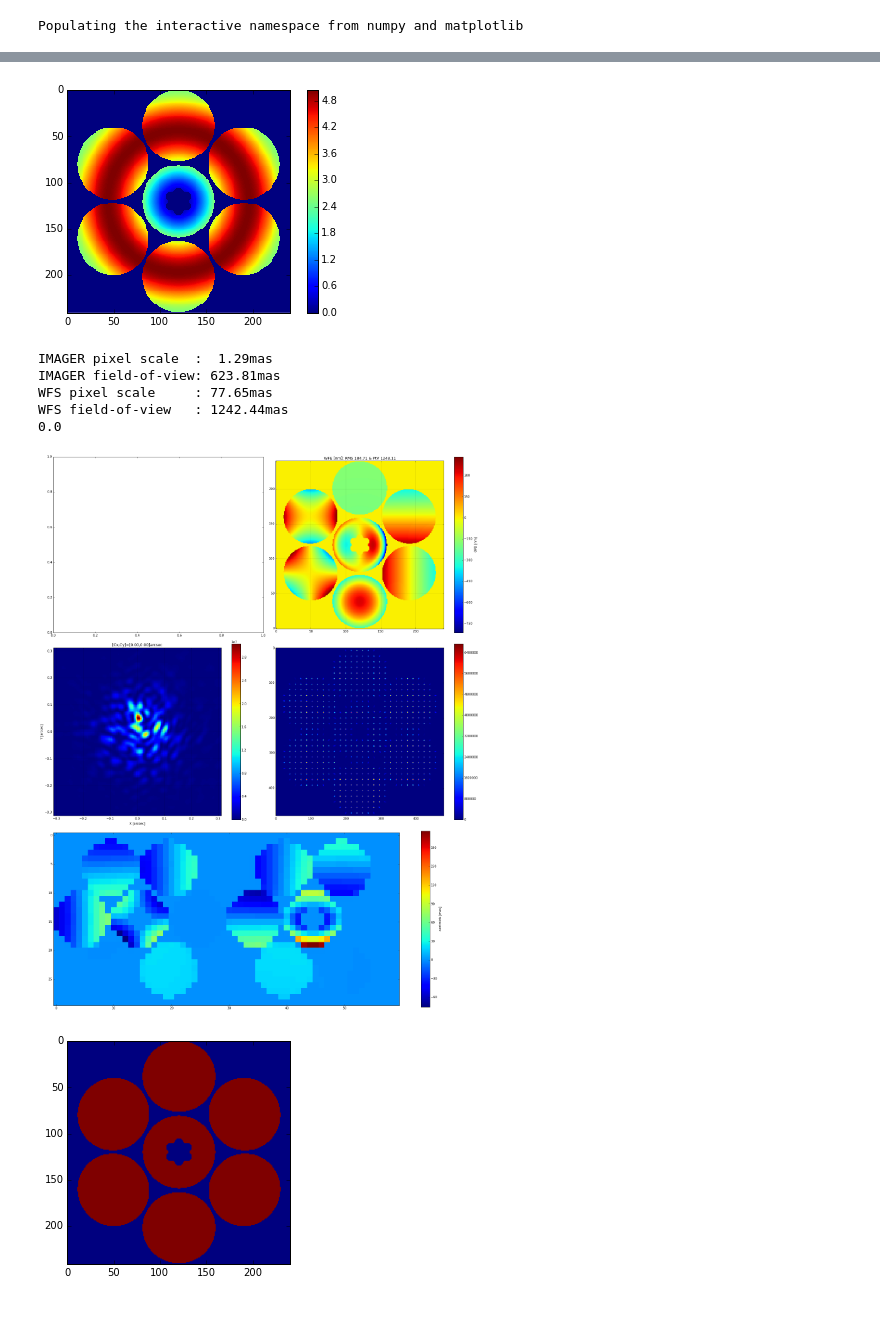
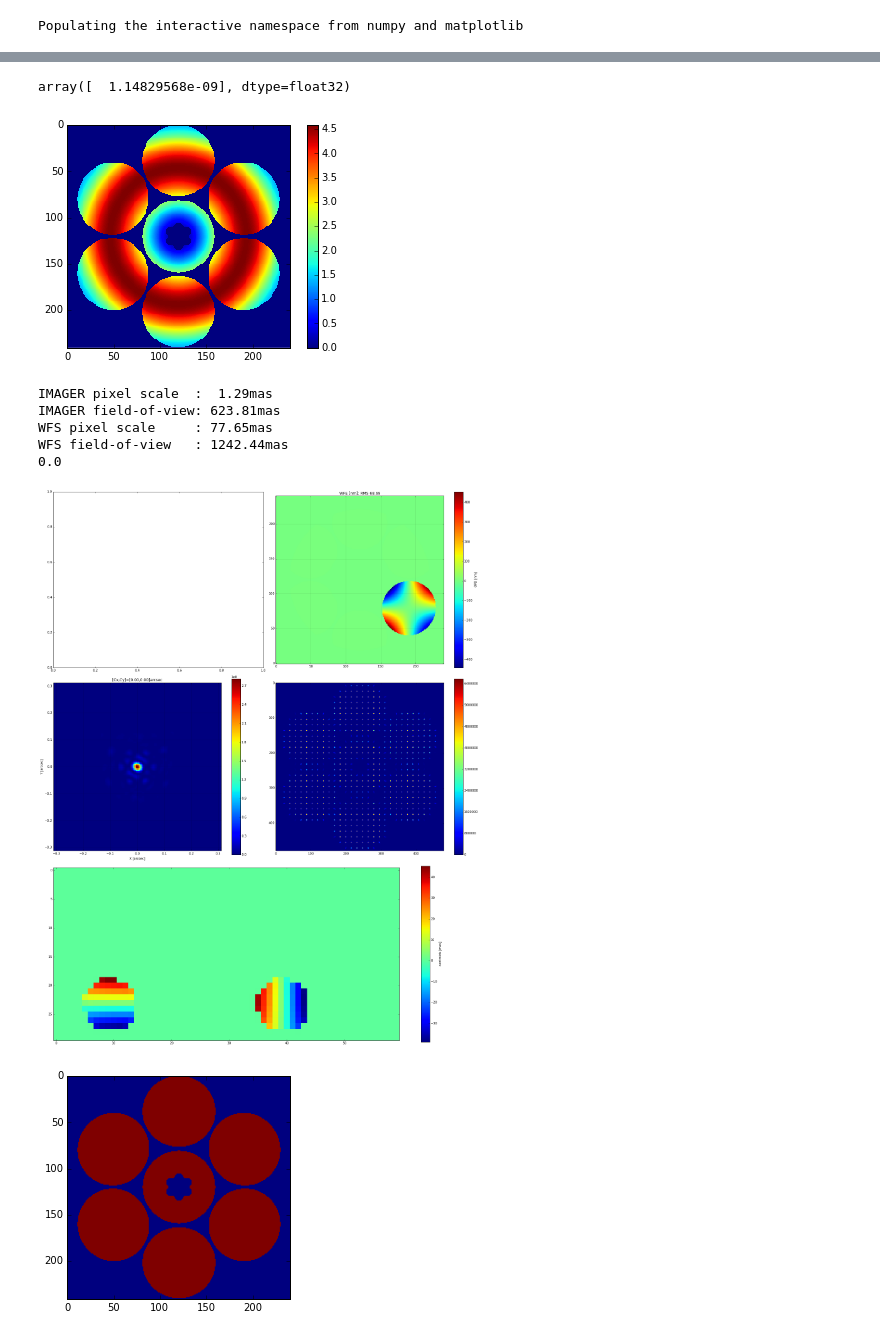
Before and after one commit to rconan/CEO, a Jupyter notebook: rayTracing/GMT-Segmented-Aperture-Interactive.ipynb, the cells around one changed output, grey strips where cells are left out. Cells and saved outputs as stored; diff of their text form; code cells hidden in the pictures.

Commit message:
ZERNIKE FIXES

```diff
--- a/rayTracing/GMT-Segmented-Aperture-Interactive.ipynb
+++ b/rayTracing/GMT-Segmented-Aperture-Interactive.ipynb
@@ -30,7 +30,9 @@ M2 = ceo.GMT_M2(D,nPx)
 # %%
 def optical_system(x,_src_,radius):
+    _src_.reset()
     _src_.stop(M2)
     _src_.trace(M1)
     _src_.trace(M2)
     #rays.to_z_plane(5.83001949259)
     _src_.rays.go_sphere(x,radius)
+    _src_.opd2phase();
@@ -83,18 +63,19 @@ Minimum wfe rms focus @ [-0.0000,-0.0000,-5.8300]m with rms wfe=1.1679nm
+# %%
+src.opd2phase()
+src.wavefront.rms()
+# %% [output]
+array([  1.14829568e-09], dtype=float32)
 # %%
 #xyz0 = rays.coordinates.host()
-src.reset()
 optical_system(res.x,src,sphere_radius)
-src.opd2phase()
-P = src.rays.vignetting.host()
-src.phase = ceo.cuFloatArray(host_data=np.reshape(P*src_pick_up(),(nPx,nPx)))
 imshow(1e9*src.phase.host(),interpolation='None')
 colorbar()
 #imgr0 = ceo.Imaging(1, nPx-1 ,DFT_osf=8,N_PX_IMAGE=75)
 #imgr0.propagate(onAxis)
-wfs.calibrate(src,0.5)
+wfs.calibrate(src,0.75)
 imgr.calibrate(src,0.0)
 # %% [output]
-[figure, old version]
+[figure, new version]
 # %%
 def ray_trace(mirror='M1',T=[0,0,0],O=[0,0,0],segId=0):
 
@@ -109,28 +90,7 @@ def ray_trace(mirror='M1',T=[0,0,0],O=[0,0,0],segId=0):
         M2.update(origin=T,euler_angles=O,idx=segId)
     src.reset()
 
-    tid.tic()
-    src.stop(M2)
-    src.trace(M1)
-    src.trace(M2)
-    src.rays.go_sphere(res.x,sphere_radius)
-    tid.toc()
-
-    src.opd2phase()
-
-    P = src.rays.vignetting.host()
-    P1D = P.ravel(0)
-    P = np.reshape(P,(n_radius,n_radius))
-
-#    """
-    ox = np.tan(src.zenith)*np.cos(src.azimuth)
-    oy = np.tan(src.zenith)*np.sin(src.azimuth)
-    u = linspace(-1,1,nPx)
-    xx,yy = meshgrid(u,u)
-    wfs_offset = P*(ox*xx + oy*yy)*D/2
-    cu_wfs_offset = ceo.cuFloatArray(host_data=wfs_offset)
-    src.phase = cu_wfs_offset
-#    """
+    optical_system(res.x,src,sphere_radius)
 
     imgr.reset()
     tid.tic()
@@ -164,7 +124,8 @@ def ray_trace(mirror='M1',T=[0,0,0],O=[0,0,0],segId=0):
     h = colorbar(hi,ax=ax2)
     h.set_label('OPD [nm]')
     grid()
-    ax2.set_title( "WFE [nm]: RMS %4.2f & PtV %4.2f"%(np.std(opd[P>0]),(np.max(opd[P>0]) - np.min(opd[P>0]))))
+    ax2.set_title( "WFE [nm]: RMS %4.2f"%(1e9*src.wavefront.rms()) )
+#    ax2.set_title( "WFE [nm]: RMS %4.2f & PtV %4.2f"%(np.std(opd[P>0]),(np.max(opd[P>0]) - np.min(opd[P>0]))))
 
     ax3 = subplot2grid( (3,2), (1,0))
     lim = nPx*imgr.pixel_scale_arcsec
@@ -190,20 +151,24 @@ def ray_trace(mirror='M1',T=[0,0,0],O=[0,0,0],segId=0):
 # %%
 mas2rad = 1e-3*math.pi/180/3600
 M1.reset()
 M2.reset()
 #M1.global_tiptilt(0.*math.pi/180/3600.0,1.*math.pi/180.0/3600)
 M1.zernike.reset()
-for k in range(7):
-    M1.zernike.a[k,k] = 1e-7
+M2.zernike.reset()
+#for k in range(7):
+#    M1.zernike.a[k,k] = 1e-7
+M1.zernike.a[2,4] = 0e-7
 M1.zernike.update()
-ray_trace(mirror='M1',T=[0e-3,0e-2,0e-6],O=[x*mas2rad for x in [0,0,0]],segId=1)
+M2.zernike.a[2,4] = 1e-7
+M2.zernike.update()
+ray_trace(mirror='M1',T=[0e-3,0e-2,0e-9],O=[x*mas2rad for x in [0,0,0]],segId=7)
 # %% [output]
 IMAGER pixel scale  :  1.29mas
 IMAGER field-of-view: 623.81mas
 WFS pixel scale     : 77.65mas
 WFS field-of-view   : 1242.44mas
 0.0
-[figure, old version]
+[figure, new version]
 # %%
 fig = imshow(src.rays.vignetting.host().reshape(nPx,nPx))
 # %% [output]
```
Also changed, not shown: parts of 8 cells of this notebook, 3 other files.
